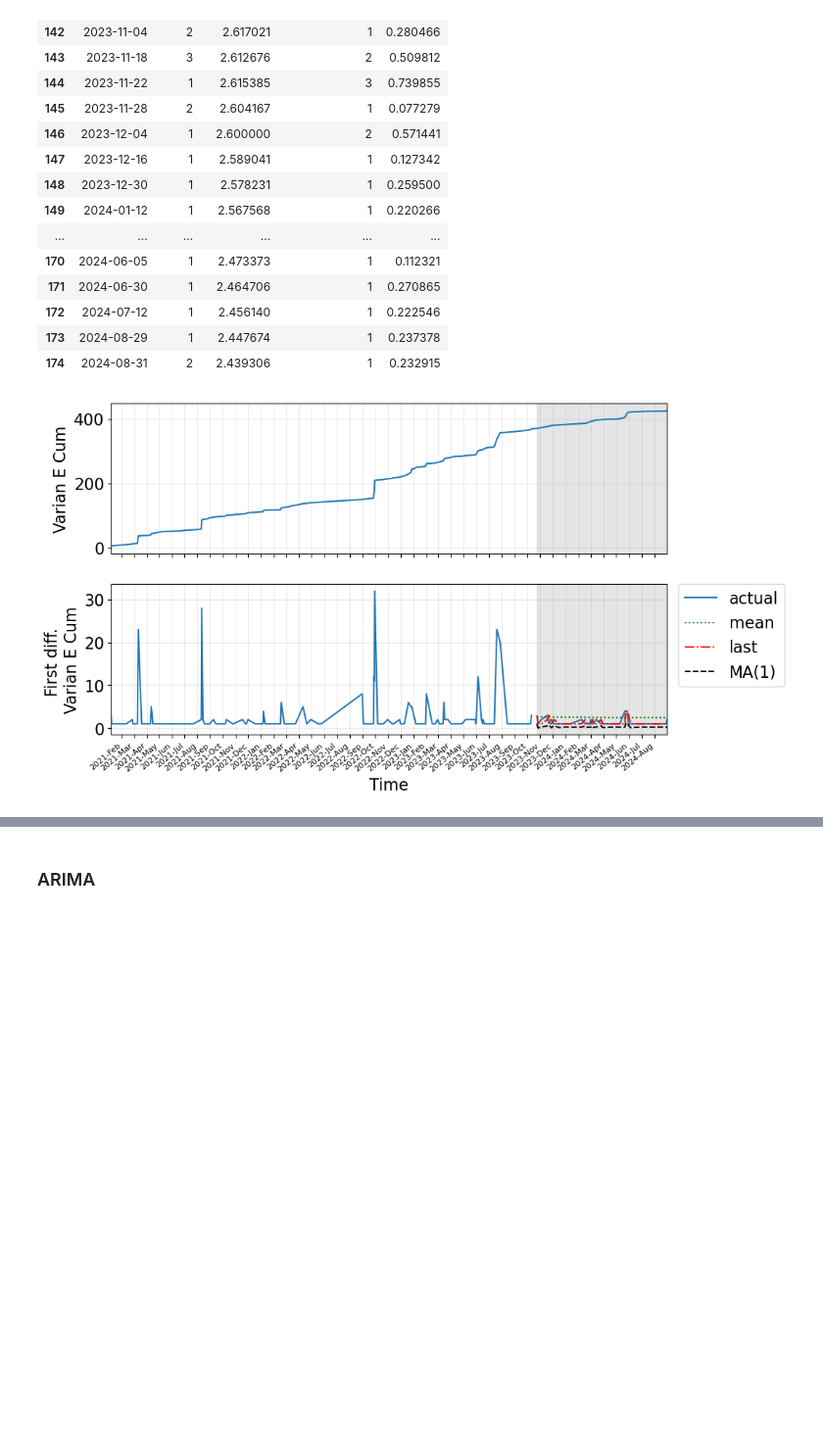
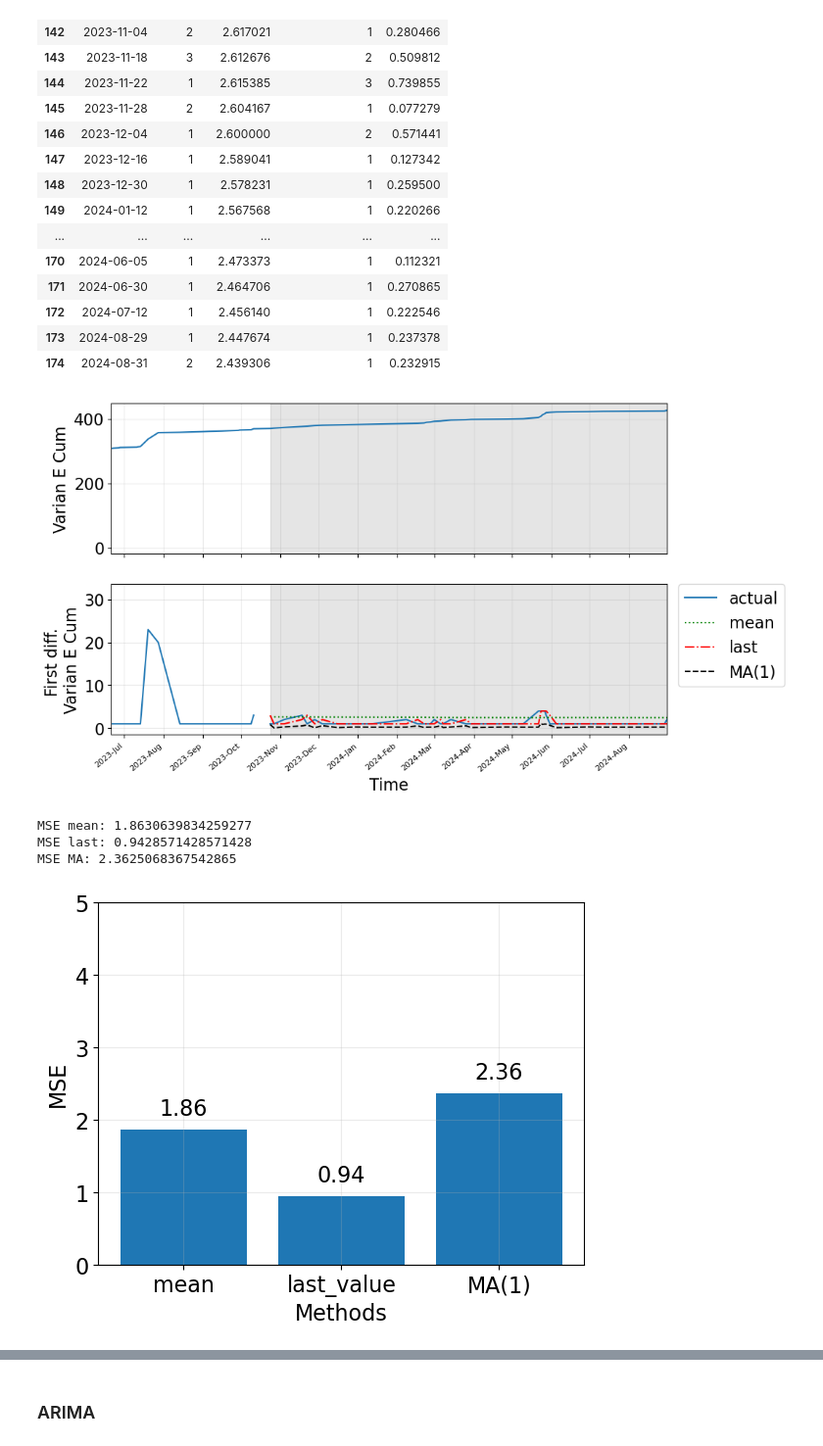
Before and after one commit to anajesset/tugas-akhirr, a Jupyter notebook: varian_e.ipynb, the cells around one changed output, grey strips where cells are left out. Shown at 98% size. Cells and saved outputs as stored; diff of their text form; code cells hidden in the pictures; blank space fills up the shorter version.

```diff
--- a/varian_e.ipynb
+++ b/varian_e.ipynb
@@ -363,7 +432,7 @@ pred_df
 | 173 | 2024-08-29 | 1 | 2.447674 | 1 | 0.237378 |
 | 174 | 2024-08-31 | 2 | 2.439306 | 1 | 0.232915 |
 # %%
-start_idx = 0  # for better visualization
+start_idx = 120  # for better visualization
 xlim = [df_train["Tgl. Mohon"].iloc[start_idx], df_test["Tgl. Mohon"].iloc[-1]]
 
 fig, axes = plt.subplots(nrows=2, ncols=1, sharex=True, figsize=(10, 6))
@@ -412,4 +481,34 @@ axes[0].set_xlim(xlim)
 
 plt.show(fig)
 # %% [output]
-[figure, old version]
+[figure, new version]
+# %%
+mse_mean = mean_squared_error(pred_df["E_diff"], pred_df["pred_mean"])
+mse_last = mean_squared_error(pred_df["E_diff"], pred_df["pred_last_value"])
+mse_MA = mean_squared_error(pred_df["E_diff"], pred_df["pred_MA"])
+
+print(f"MSE mean: {mse_mean}")
+print(f"MSE last: {mse_last}")
+print(f"MSE MA: {mse_MA}")
+# %% [output]
+MSE mean: 1.8630639834259277
+MSE last: 0.9428571428571428
+MSE MA: 2.3625068367542865
+# %%
+fig, ax = plt.subplots()
+
+x_array = ["mean", "last_value", "MA(1)"]
+y_array = [mse_mean, mse_last, mse_MA]
+
+ax.bar(x_array, y_array)
+ax.grid("on")
+ax.set_xlabel("Methods")
+ax.set_ylabel("MSE")
+ax.set_ylim([0, 5])
+
+for idx, val in enumerate(y_array):
+  ax.text(x=idx, y=val+.2, s=f"{val:.2f}", ha="center")
+
+plt.show(fig)
+# %% [output]
+[figure, added]
```
Also changed, not shown: parts of 98 cells of this notebook, 5 other files.
